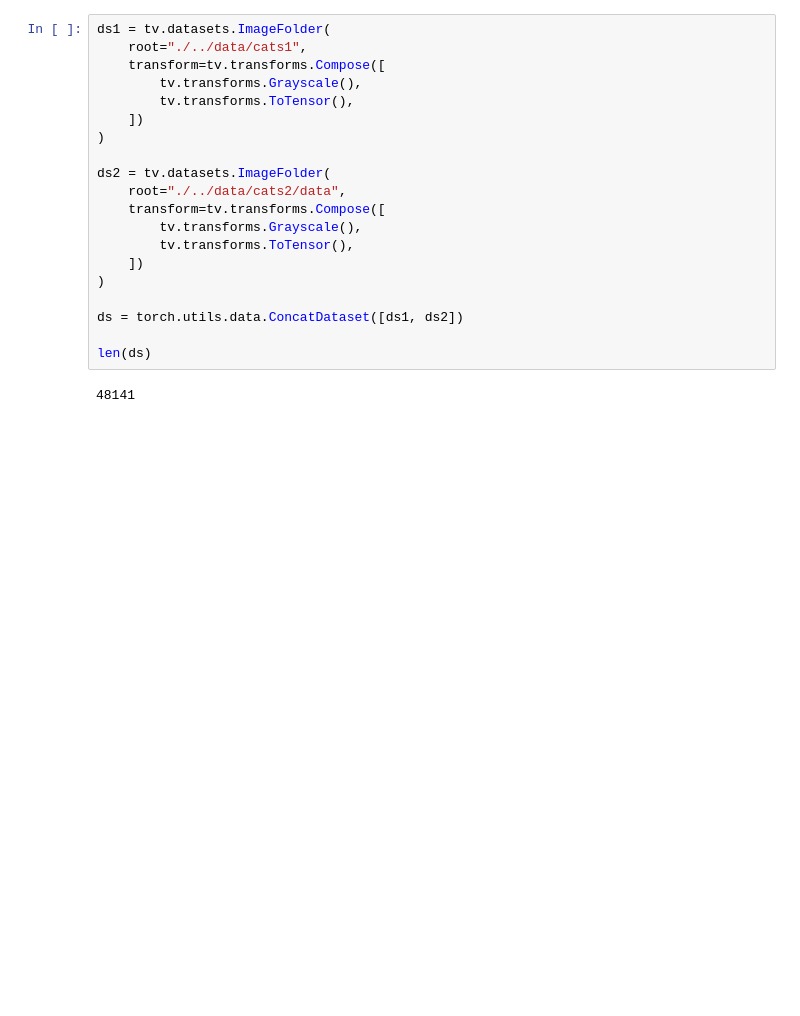
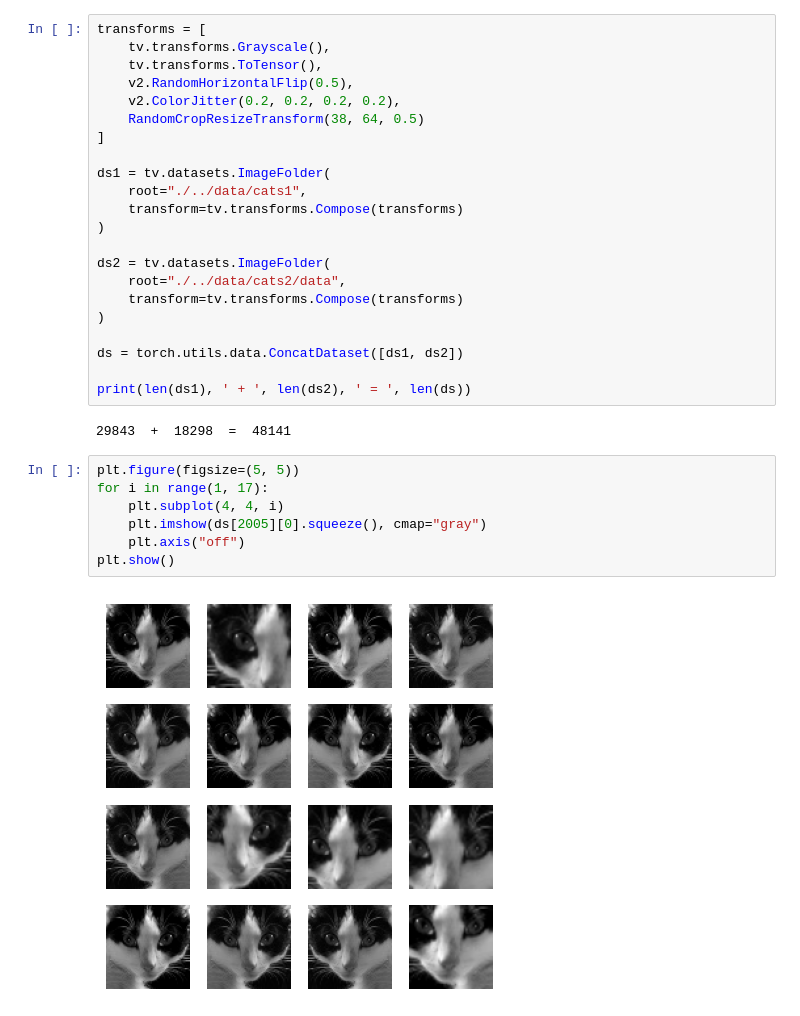
Before and after one commit to CsanyiDavid/cat_generator, a Jupyter notebook: notebooks/experiment.ipynb, the cells around one changed output. Saved outputs shown, nothing was run; the diff lists cells and outputs as text; blank space fills up the shorter version.

```diff
--- a/notebooks/experiment.ipynb
+++ b/notebooks/experiment.ipynb
@@ -10,25 +15,36 @@ import matplotlib.pyplot as plt
 # %%
+transforms = [
+    tv.transforms.Grayscale(),
+    tv.transforms.ToTensor(),
+    v2.RandomHorizontalFlip(0.5),
+    v2.ColorJitter(0.2, 0.2, 0.2, 0.2),
+    RandomCropResizeTransform(38, 64, 0.5)
+]
+
 ds1 = tv.datasets.ImageFolder(
     root="./../data/cats1",
-    transform=tv.transforms.Compose([
-        tv.transforms.Grayscale(),
-        tv.transforms.ToTensor(),
-    ])
+    transform=tv.transforms.Compose(transforms)
 )
 
 ds2 = tv.datasets.ImageFolder(
     root="./../data/cats2/data",
-    transform=tv.transforms.Compose([
-        tv.transforms.Grayscale(),
-        tv.transforms.ToTensor(),
-    ])
+    transform=tv.transforms.Compose(transforms)
 )
 
 ds = torch.utils.data.ConcatDataset([ds1, ds2])
 
-len(ds)
+print(len(ds1), ' + ', len(ds2), ' = ', len(ds))
 # %% [output]
-48141
+29843  +  18298  =  48141
+# %%
+plt.figure(figsize=(5, 5))
+for i in range(1, 17):
+    plt.subplot(4, 4, i)
+    plt.imshow(ds[2005][0].squeeze(), cmap="gray")
+    plt.axis("off")
+plt.show()
+# %% [output]
+[figure, added]
 # %%
 plt.figure(figsize=(5, 5))
 for i in range(1, 9):
```
Also changed, not shown: parts of 3 cells of this notebook, 1 other file.
